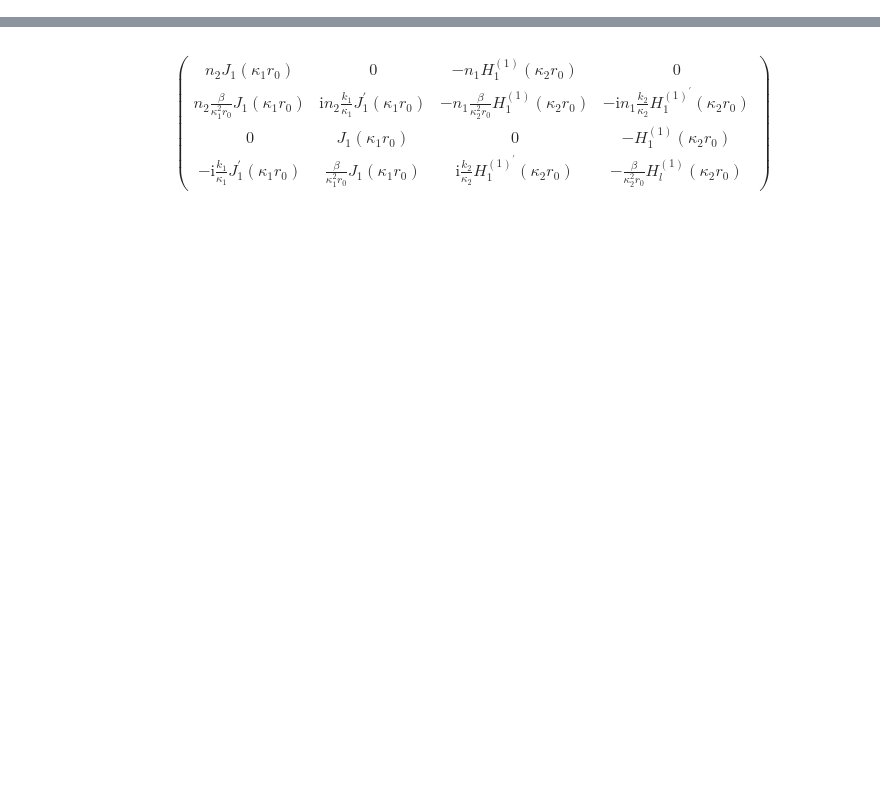
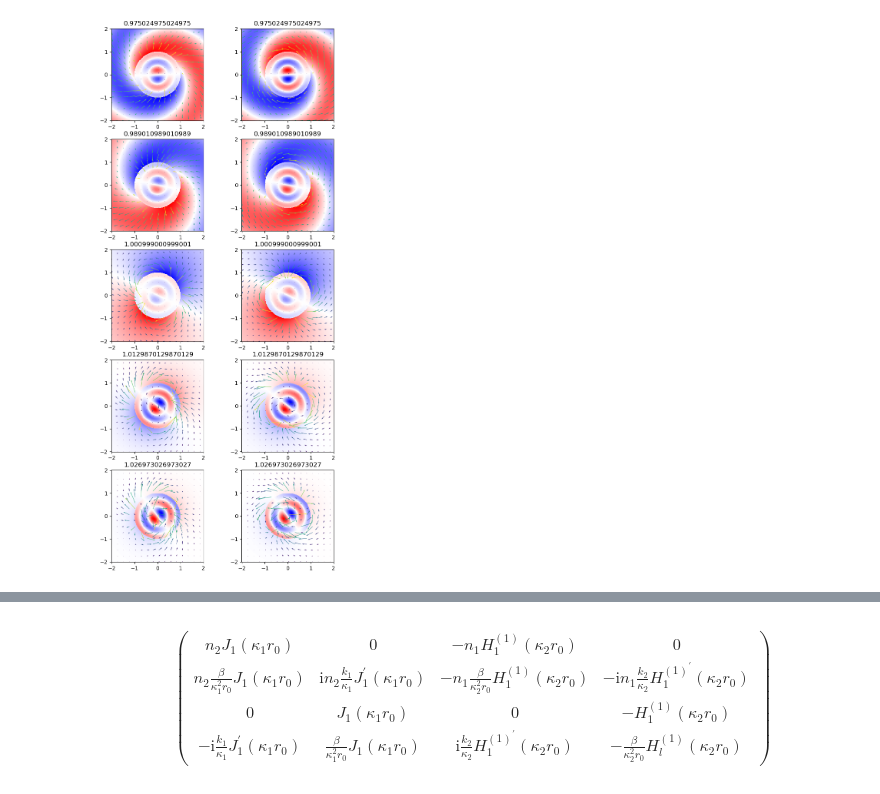
Before and after one commit to Sevastienn/ChiralForce-Fibre, a Jupyter notebook: cylinder/fields.ipynb, the cells around one changed output, grey strips where cells are left out. Saved outputs shown, nothing was run; the diff lists cells and outputs as text; code cells hidden in the pictures; blank space fills up the shorter version.

```diff
--- a/cylinder/fields.ipynb
+++ b/cylinder/fields.ipynb
@@ -16,0 +81,6 @@ $$\kappa_i=\sqrt{k^2_i-\beta^2}$$
+# %%
+m=2
+N=250
+x=np.linspace(-m,m,int(N))
+y=np.linspace(-m,m,int(N))
+X, Y = np.meshgrid(x, y)
@@ -16,0 +123,34 @@ $$\kappa_i=\sqrt{k^2_i-\beta^2}$$
+# %%
+fig, ax = plt.subplots(nrows=5,ncols=2,figsize=(8,18))
+i=0
+step=int(N/15)
+z0=2
+dxi=np.linspace(1,3,5,dtype=int)
+
+for i in range(5):
+# idx in [np.argwhere(r0_per_λ0>.7)[0][0],np.argwhere(r0_per_λ0>0.8)[0][0],np.argwhere(r0_per_λ0>0.9)[0][0],np.argwhere(r0_per_λ0<1)[-1][0],np.argwhere(r0_per_λ0<2)[-1][0]]:
+    idx=np.argwhere(r0_per_λ0>(0.975+.0125*i))[0][0]
+
+    E=fields.E(V[idx],r0_per_λ0[idx],n[idx],X,Y,z0)
+    H=fields.H(V[idx],r0_per_λ0[idx],n[idx],X,Y,z0)
+    mE=np.sqrt(np.abs(E[0])**2+np.abs(E[1])**2)
+    mH=np.sqrt(np.abs(H[0])**2+np.abs(H[1])**2)
+
+    ax[i,0].pcolormesh(X,Y,(np.real(E[2])),cmap='bwr')
+    ax[i,1].pcolormesh(X,Y,(np.real(H[2])),cmap='bwr')
+    ax[i,0].quiver(X[::step,::step],Y[::step,::step],np.real(E[0][::step,::step]),np.real(E[1][::step,::step]),mE[::step,::step])
+    ax[i,1].quiver(X[::step,::step],Y[::step,::step],np.real(H[0][::step,::step]),np.real(H[1][::step,::step]),mH[::step,::step])
+    ax[i,0].set_aspect('equal')
+    ax[i,1].set_aspect('equal')
+    ax[i,0].set_title(f'{r0_per_λ0[idx]}')
+    ax[i,1].set_title(f'{r0_per_λ0[idx]}')
+
+
+    # ax[i,2].set_aspect('equal')
+    # ax[i,3].set_aspect('equal')
+    # ax[i,2].set_title(f'{r0_per_λ0[idx]}')
+    # ax[i,3].set_title(f'{r0_per_λ0[idx]}')
+
+plt.show()
+# %% [output]
+[figure, added]
```
Also changed, not shown: parts of 62 cells of this notebook, 1 other file.
